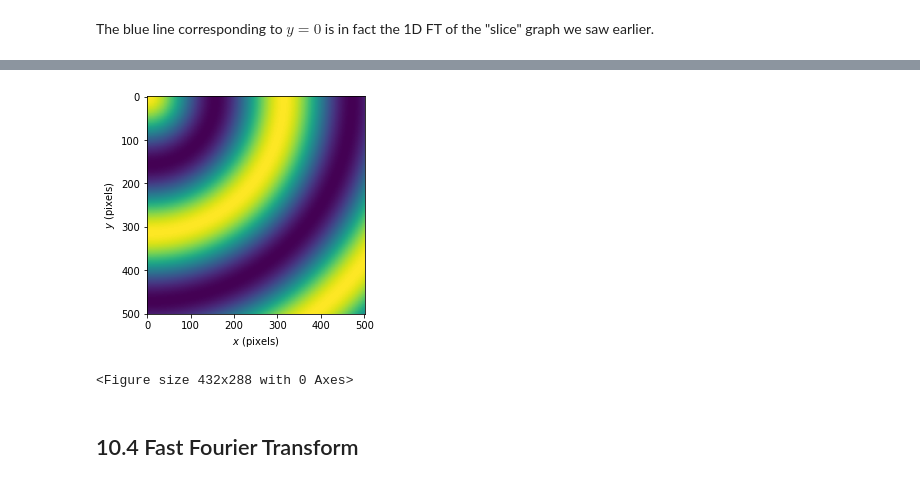
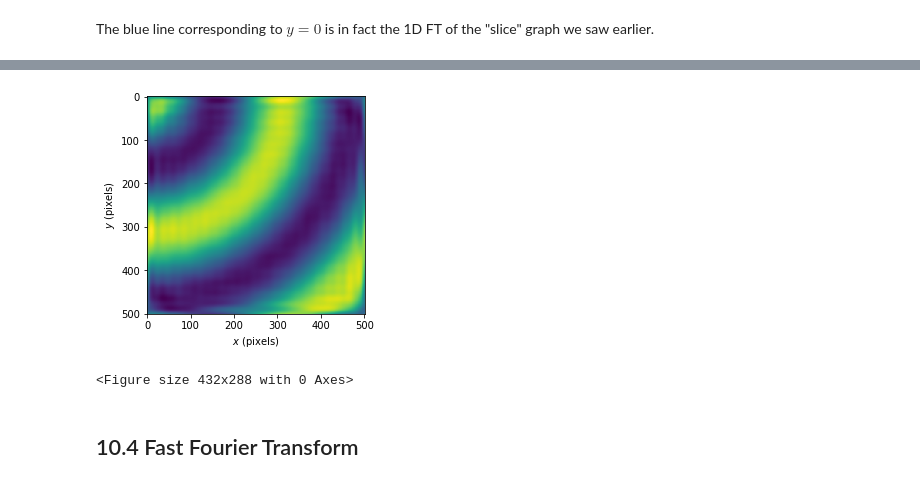
Before and after one commit to sabaronett/2017-cmp, a Jupyter notebook: homework/Baronett_hw06.ipynb, the cells around one changed output, grey strips where cells are left out. Drawn from its saved outputs; the diff is of its cells as text; code cells hidden in the pictures.

```diff
--- a/homework/Baronett_hw06.ipynb
+++ b/homework/Baronett_hw06.ipynb
@@ -101,0 +112,6 @@ for i in range
+# %%
+print(c1[0])
+c2 = np.copy(c1)
+discard = np.abs(c2) < 1000 # identify elements of coefficient matrix to discard
+c2[discard] = 0    # set coefficients to discard to 0
+print(c2[0])
@@ -102,20 +136,16 @@ for i in range
 # %%
-data2 = np.array()
-for
-
-#c2 = c1[np.abs(c1) > 1e5]     # remove the small coefficients
-data2 = np.fft.ifft2(c1).real # perform inverse FFT
+data2 = np.fft.ifft2(c2).real # perform inverse FFT
                               # NOTE: the data type returned is complex
                               # (128-bit), unlike the original "data1"
                               # whose dtype is 64-bit floating point
 
-# plt.imshow(data2)
-# plt.xlabel(r'$x$ (pixels)')
-# plt.ylabel(r'$y$ (pixels)')
-# plt.show()
-# plt.savefig("hw06/compressed.png")
+plt.imshow(data2)
+plt.xlabel(r'$x$ (pixels)')
+plt.ylabel(r'$y$ (pixels)')
+plt.show()
+plt.savefig("hw06/compressed.png")
 # %% [output]
-[figure, old version]
+[figure, new version]
 <Figure size 432x288 with 0 Axes>
 # %% [markdown]
 ## 10.4 Fast Fourier Transform
```
Also changed, not shown: parts of 6 cells of this notebook.
